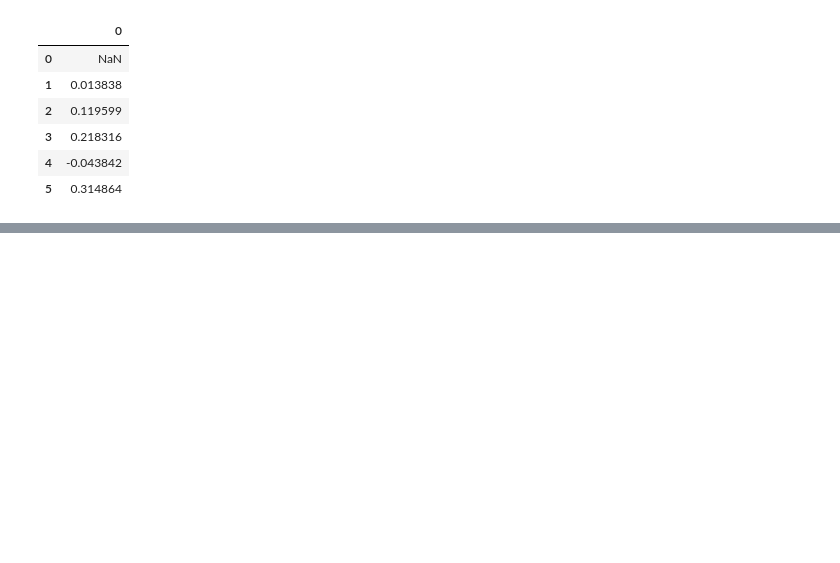
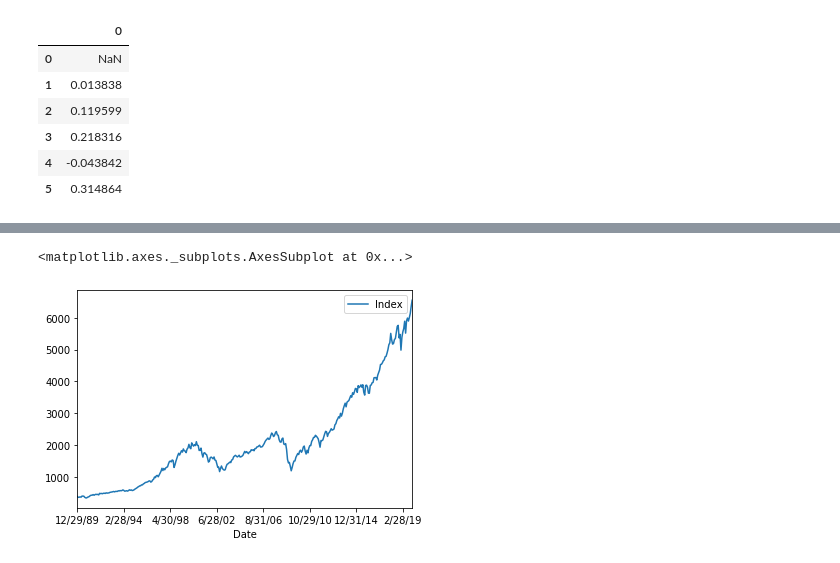
Before and after one commit to vamseeky/finance, a Jupyter notebook: compoundreturns.ipynb, the cells around one changed output, grey strips where cells are left out. Cells and saved outputs as stored; diff of their text form; code cells hidden in the pictures; blank space fills up the shorter version.

```diff
--- a/compoundreturns.ipynb
+++ b/compoundreturns.ipynb
@@ -70,0 +76,4 @@ prices_spxt_df/prices_spxt_df.shift(1)-1 #using the shift() function
+# %%
+prices_spxt_bbg = pd.read_csv('SPXTreturns.csv') #import csv file
+prices_spxt_bbg = prices_spxt_bbg.set_index('Date') #reset the index value to first column using header
+prices_spxt_bbg
@@ -70,0 +95,5 @@ prices_spxt_df/prices_spxt_df.shift(1)-1 #using the shift() function
+# %%
+prices_spxt_bbg.plot() #plotting the data for visualization
+# %% [output]
+<matplotlib.axes._subplots.AxesSubplot at 0x...>
+[figure, added]
```
Also changed, not shown: parts of 13 cells of this notebook.
